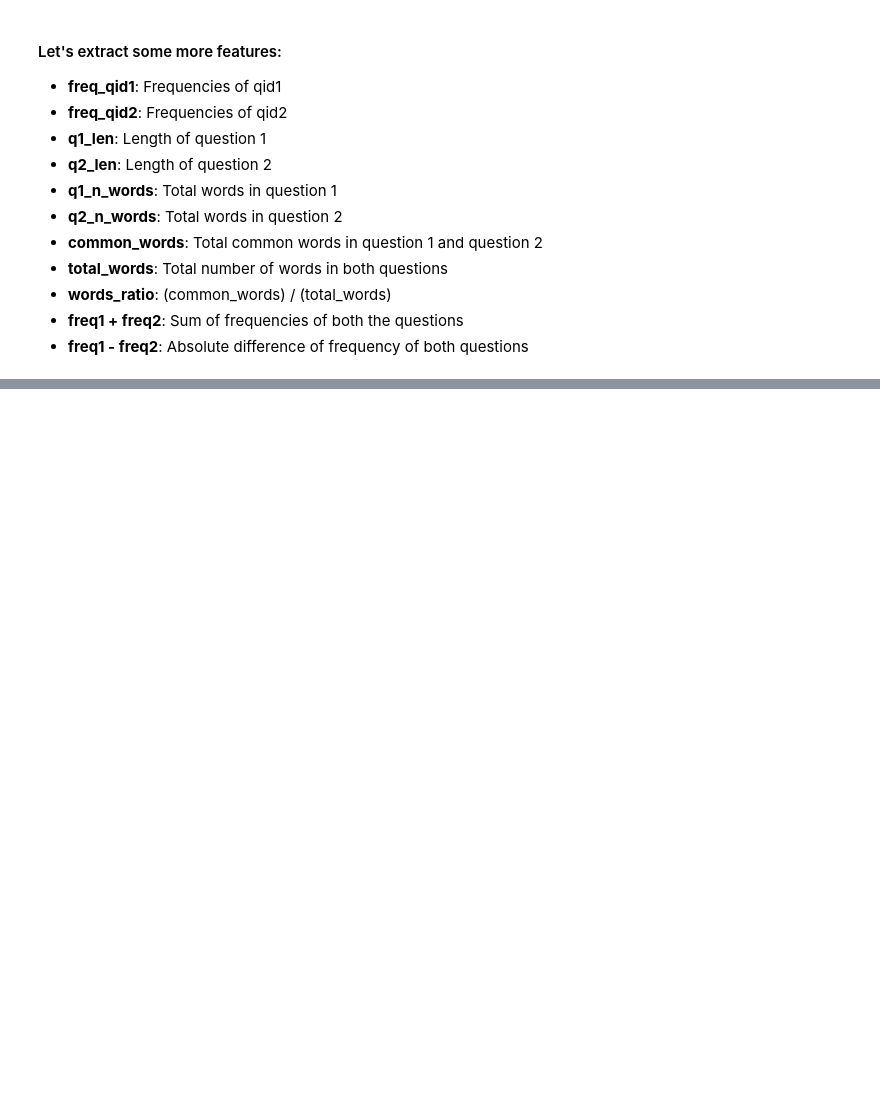
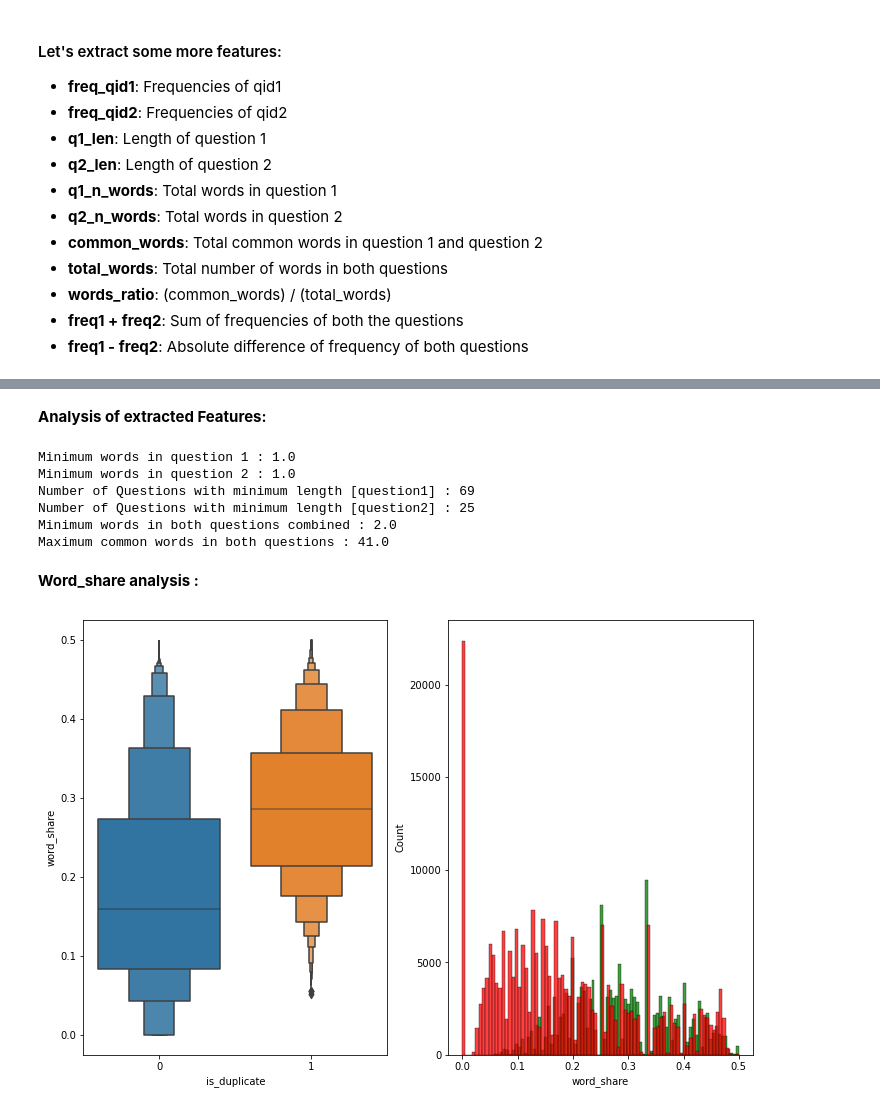
Before and after one commit to knavdeep152002/Quora_QPS, a Jupyter notebook: Preprocessing.ipynb, the cells around one changed output, grey strips where cells are left out. Saved outputs shown, nothing was run; the diff lists cells and outputs as text; code cells hidden in the pictures; blank space fills up the shorter version.

Commit message:
add some extra feature analysis

```diff
--- a/Preprocessing.ipynb
+++ b/Preprocessing.ipynb
@@ -149,3 +161,28 @@ data[data.isnull().any(1)]
  - __words_ratio__: (common_words) / (total_words)
  - __freq1 + freq2__: Sum of frequencies of both the questions
  - __freq1 - freq2__: Absolute difference of frequency of both questions
+# %%
+data['freq_qid1'] = data.groupby('qid1')['qid1'].transform('count')
+data['freq_qid2'] = data.groupby('qid2')['qid2'].transform('count')
+data['q1len'] = data['question1'].str.len()
+data['q2len'] = data['question2'].str.len()
+# %%
+data['q1_n_words'] = data['question1'].str.split().str.len()
+data['q2_n_words'] = data['question2'].str.split().str.len()
+# %%
+def common_words(row):
+    w1 = set(map(lambda word: word.lower().strip(), str(row['question1']).split()))
+    w2 = set(map(lambda word: word.lower().strip(), str(row['question2']).split()))
+    return 1.0 * len(w1 & w2)
+data['Common_words'] = data.apply(lambda row: common_words(row), axis=1)
+def set_of_all_words(row):
+    w1 = set(map(lambda word: word.lower().strip(), str(row['question1']).split()))
+    w2 = set(map(lambda word: word.lower().strip(), str(row['question2']).split()))
+    return 1.0 * (len(w1) + len(w2))
+data['words_set'] = data.apply(set_of_all_words, axis=1)
+
+
+data['word_share'] = data.apply(lambda row: row.Common_words / row.words_set, axis=1)
+
+data['freq_q1+q2'] = data['freq_qid1']+data['freq_qid2']
+data['freq_q1-q2'] = abs(data['freq_qid1']-data['freq_qid2'])
@@ -151,0 +198,30 @@ data[data.isnull().any(1)]
+# %% [markdown]
+**Analysis of extracted Features:**
+# %%
+print(f"Minimum words in question 1 : {min(data['q1_n_words'])}")
+print(f"Minimum words in question 2 : {min(data['q2_n_words'])}")
+print ("Number of Questions with minimum length [question1] :", data[data['q1_n_words']== 1].shape[0])
+print ("Number of Questions with minimum length [question2] :", data[data['q2_n_words']== 1].shape[0])
+print(f"Minimum words in both questions combined : {min(data['words_set'])}")
+print(f"Maximum common words in both questions : {max(data['Common_words'])}")
+# %% [output]
+Minimum words in question 1 : 1.0
+Minimum words in question 2 : 1.0
+Number of Questions with minimum length [question1] : 69
+Number of Questions with minimum length [question2] : 25
+Minimum words in both questions combined : 2.0
+Maximum common words in both questions : 41.0
+# %% [markdown]
+**Word_share analysis :**
+# %%
+plt.figure(figsize=(12, 8))
+
+plt.subplot(1,2,1)
+sns.boxenplot(x = 'is_duplicate', y = 'word_share', data = data)
+
+plt.subplot(1,2,2)
+sns.histplot(data[data['is_duplicate'] == 1.0]['word_share'] , label = "1", color = 'green')
+sns.histplot(data[data['is_duplicate'] == 0.0]['word_share'] , label = "0" , color = 'red' )
+plt.show()
+# %% [output]
+[figure, added]
```
Also changed, not shown: parts of 8 cells of this notebook.
